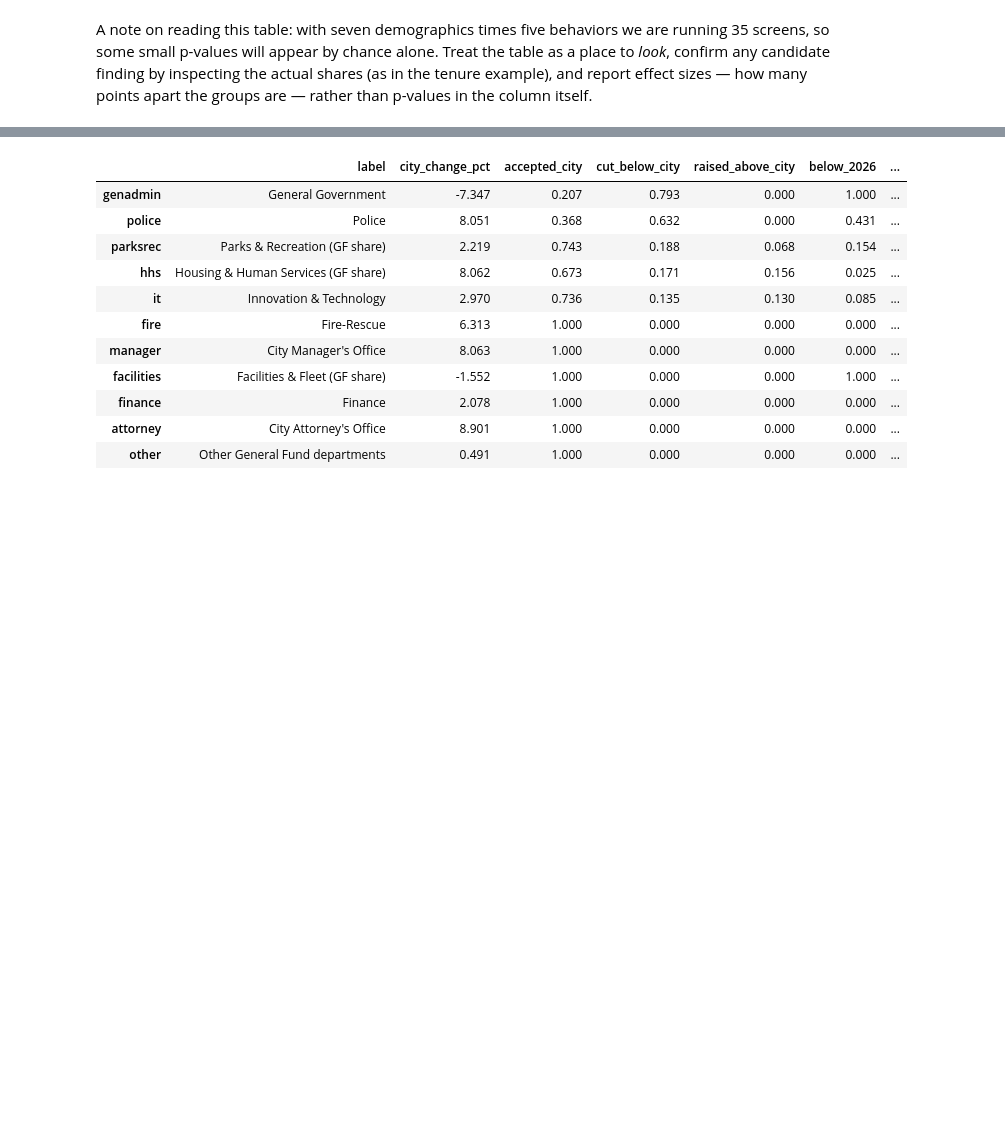
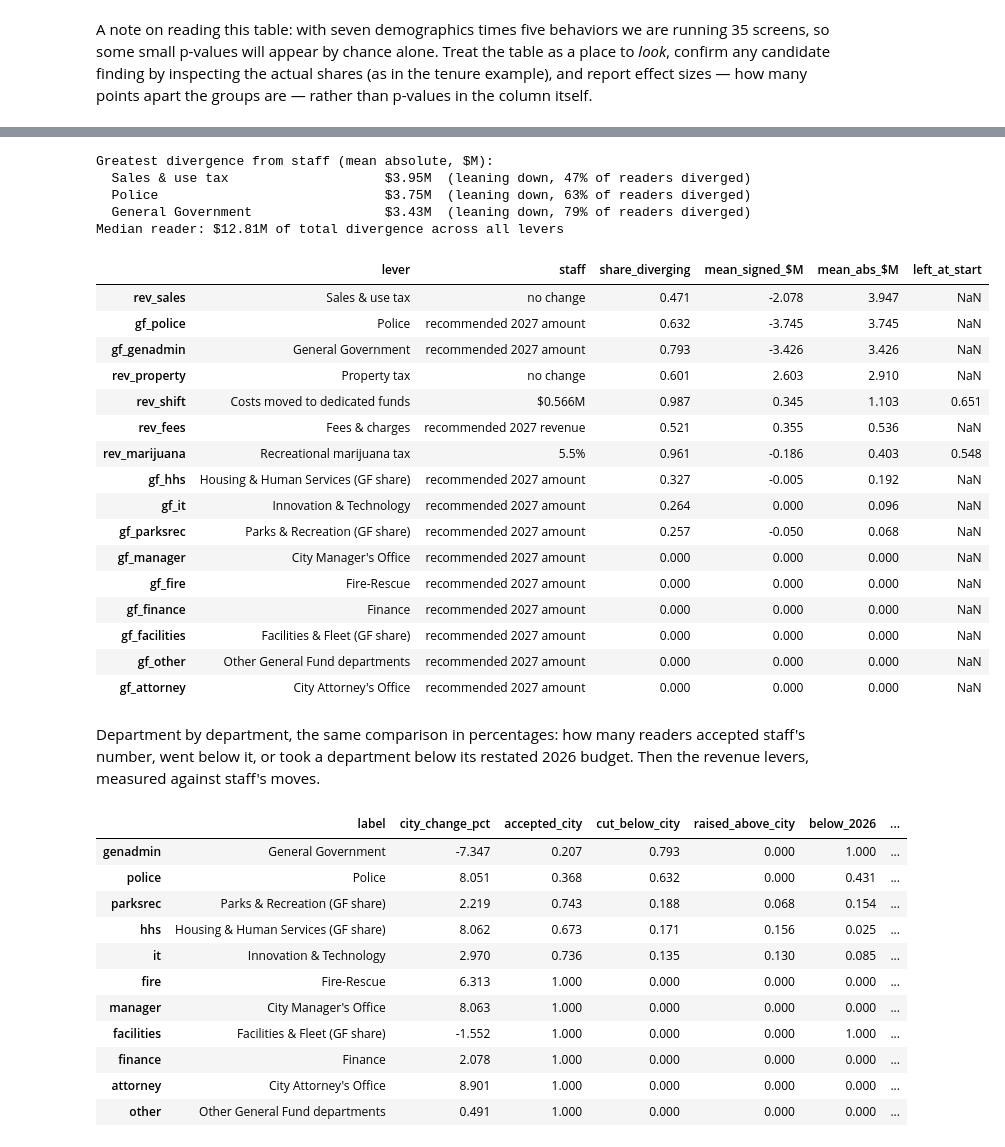
Before and after one commit to brianckeegan/charting-boulder, a Jupyter notebook: 2026-11-budget-tool/budget-survey-analysis.ipynb, the cells around one changed output, grey strips where cells are left out. Drawn from its saved outputs; the diff is of its cells as text; code cells hidden in the pictures; blank space fills up the shorter version.

```diff
--- a/2026-11-budget-tool/budget-survey-analysis.ipynb
+++ b/2026-11-budget-tool/budget-survey-analysis.ipynb
@@ -810,3 +887,59 @@ On revenue, the city raises the marijuana tax from 3.5% to 5.5%, moves \$0.566M
+# %%
+STAFF = {c: 0 for c in LEVERS}
+STAFF['rev_marijuana'], STAFF['rev_shift'] = CITY_MJ_RATE, CITY_SHIFT
+STAFF_LABEL = {c: 'recommended 2027 amount' for c in LEVERS if c.startswith('gf_')}
+STAFF_LABEL.update({'rev_fees': 'recommended 2027 revenue', 'rev_property': 'no change', 'rev_sales': 'no change',
+                    'rev_marijuana': '5.5%', 'rev_shift': '$0.566M'})
+
+# Each reader's divergence from staff, $M (+ = more spending or more revenue than staff).
+div_df = pd.DataFrame({**{f'gf_{k}': responses_df[f'gf_{k}'] / 100 * amt for k, amt in GF_AMOUNT.items()},
+                       **{f'rev_{k}': responses_df[f'rev_{k}'] / 100 * base for k, base in REV_BASE.items()}})
+div_df['rev_marijuana'] = marijuana_yield(responses_df['rev_marijuana']) - float(marijuana_yield(CITY_MJ_RATE))
+div_df['rev_shift'] = responses_df['rev_shift'] - CITY_SHIFT
+
+diverging = {c: (responses_df[c] - STAFF[c]).abs() > (0.05 if c == 'rev_shift' else 0) for c in LEVERS}
+q4_div = pd.DataFrame({
+    'lever': pd.Series(LEVERS),
+    'staff': pd.Series(STAFF_LABEL),
+    'share_diverging': pd.Series({c: d.mean() for c, d in diverging.items()}),
+    'mean_signed_$M': div_df.mean(),
+    'mean_abs_$M': div_df.abs().mean(),
+    'left_at_start': pd.Series({c: (responses_df[c] == START[c]).mean() if c in ('rev_marijuana', 'rev_shift') else np.nan
+                                for c in LEVERS}),
+}).sort_values('mean_abs_$M', ascending=False)
+
+total_div_s = div_df.abs().sum(axis=1)
+print('Greatest divergence from staff (mean absolute, $M):')
+for c, r in q4_div.head(3).iterrows():
+    print(f"  {r['lever']:<34} ${r['mean_abs_$M']:.2f}M  (leaning {'up' if r['mean_signed_$M'] > 0 else 'down'}, "
+          f"{r['share_diverging']:.0%} of readers diverged)")
+print(f'Median reader: ${total_div_s.median():.2f}M of total divergence across all levers')
+q4_div.round(3)
+# %% [output]
+Greatest divergence from staff (mean absolute, $M):
+  Sales & use tax                    $3.95M  (leaning down, 47% of readers diverged)
+  Police                             $3.75M  (leaning down, 63% of readers diverged)
+  General Government                 $3.43M  (leaning down, 79% of readers diverged)
+Median reader: $12.81M of total divergence across all levers
+|  | lever | staff | share_diverging | mean_signed_$M | mean_abs_$M | left_at_start |
+| rev_sales | Sales & use tax | no change | 0.471 | -2.078 | 3.947 | NaN |
+| gf_police | Police | recommended 2027 amount | 0.632 | -3.745 | 3.745 | NaN |
+| gf_genadmin | General Government | recommended 2027 amount | 0.793 | -3.426 | 3.426 | NaN |
+| rev_property | Property tax | no change | 0.601 | 2.603 | 2.910 | NaN |
+| rev_shift | Costs moved to dedicated funds | $0.566M | 0.987 | 0.345 | 1.103 | 0.651 |
+| rev_fees | Fees & charges | recommended 2027 revenue | 0.521 | 0.355 | 0.536 | NaN |
+| rev_marijuana | Recreational marijuana tax | 5.5% | 0.961 | -0.186 | 0.403 | 0.548 |
+| gf_hhs | Housing & Human Services (GF share) | recommended 2027 amount | 0.327 | -0.005 | 0.192 | NaN |
+| gf_it | Innovation & Technology | recommended 2027 amount | 0.264 | 0.000 | 0.096 | NaN |
+| gf_parksrec | Parks & Recreation (GF share) | recommended 2027 amount | 0.257 | -0.050 | 0.068 | NaN |
+| gf_manager | City Manager's Office | recommended 2027 amount | 0.000 | 0.000 | 0.000 | NaN |
+| gf_fire | Fire-Rescue | recommended 2027 amount | 0.000 | 0.000 | 0.000 | NaN |
+| gf_finance | Finance | recommended 2027 amount | 0.000 | 0.000 | 0.000 | NaN |
+| gf_facilities | Facilities & Fleet (GF share) | recommended 2027 amount | 0.000 | 0.000 | 0.000 | NaN |
+| gf_other | Other General Fund departments | recommended 2027 amount | 0.000 | 0.000 | 0.000 | NaN |
+| gf_attorney | City Attorney's Office | recommended 2027 amount | 0.000 | 0.000 | 0.000 | NaN |
+# %% [markdown]
+Department by department, the same comparison in percentages: how many readers accepted staff's number, went below it, or took a department below its restated 2026 budget. Then the revenue levers, measured against staff's moves.
 # %%
 city_df = pd.DataFrame({'label': pd.Series(GF_LABEL), 'city_change_pct': pd.Series(CITY_GF_PCT)})
 for k in GF_AMOUNT:
```
Also changed, not shown: parts of 9 cells of this notebook.
